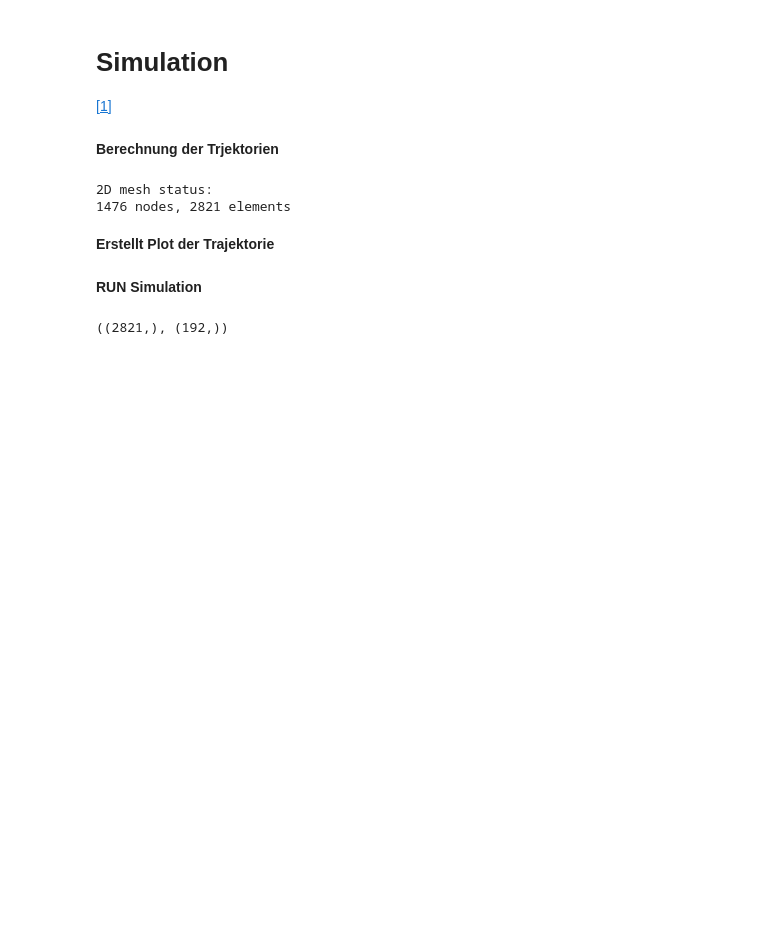
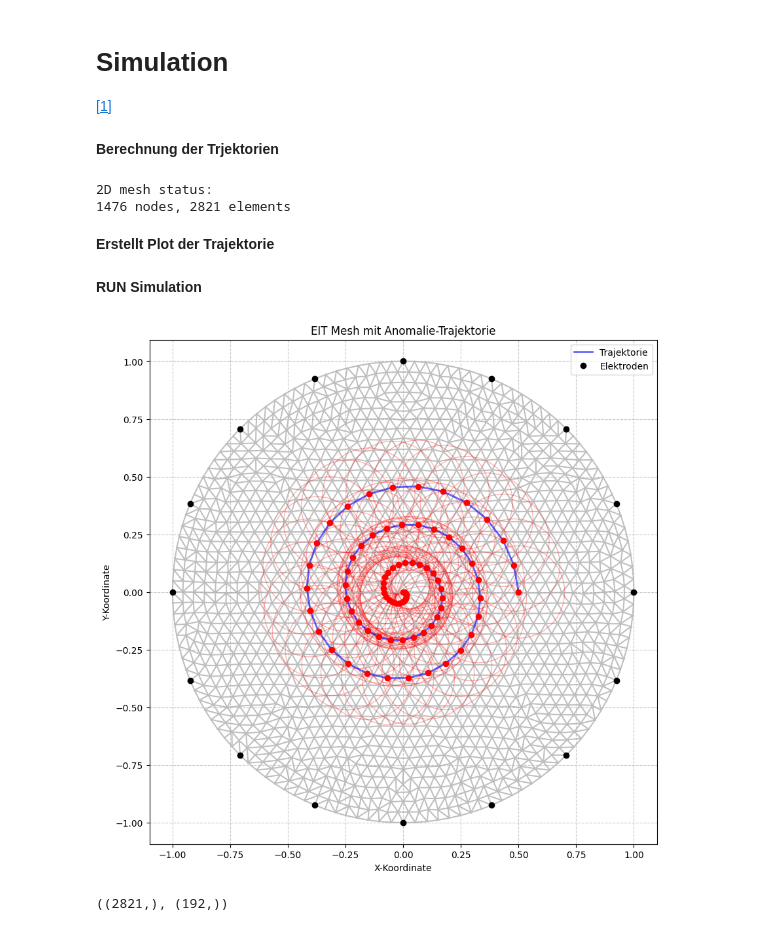
Before and after one commit to Peer076/Master-Thesis-EIT, a Jupyter notebook: simulation.ipynb, the cells around one changed output. Saved outputs shown, nothing was run; the diff lists cells and outputs as text; code cells hidden in the pictures; blank space fills up the shorter version.

```diff
--- a/simulation.ipynb
+++ b/simulation.ipynb
@@ -179,7 +179,7 @@ def generateData (traj,Nstep,r_anomaly,r_path, r_path_variations, bound, added_n
             file_path = os.path.join(folder_name, f"sample_{i:06d}.npz")
             np.savez(file_path, v=mesh_new_list[i]["v"], anomaly=mesh_new_list[i]["anomaly"], gamma = mesh_new_list[i]["mesh"].perm)
 
-    #checkTraj(mesh_new_list,Nstep)
+    checkTraj(mesh_new_list,Nstep)
 
     if createGif==True:
         create2DAnimation(traj,mesh_new_list,protocol_obj,mesh_obj)
@@ -188,23 +188,25 @@ def generateData (traj,Nstep,r_anomaly,r_path, r_path_variations, bound, added_n
 # %% [markdown]
 **RUN Simulation**
 # %%
-Nstep = 1000                    # Anzahl der Steps
+Nstep = 80                    # Anzahl der Steps
 r_anomaly = 0.2                  # Radius der Anomaly
 r_path = 0.5                     # Radius der Kreisbahn
-traj = "circle"
-saveData = True
+traj = "spiral"
+saveData = False
 createGif = False
 
-r_path_variations = True
+r_path_variations = False
 bound = 0.2
-added_noise = True
+added_noise = False
+
 
 mesh_new_list = generateData(traj, Nstep, r_anomaly, r_path, r_path_variations, bound, added_noise, lookup_list, saveData,createGif)
 
 mesh_new_list[0]["mesh"].perm.shape, mesh_new_list[0]["v"].shape
 # print(lookup_list)
 
 #TODO: neue Trajektorien einbauen
 #TODO: Elektrodenkonfiguration und Anzahl anpassbar machen
 # %% [output]
+[figure, added]
 ((2821,), (192,))
```
Also changed, not shown: 2 other files.
